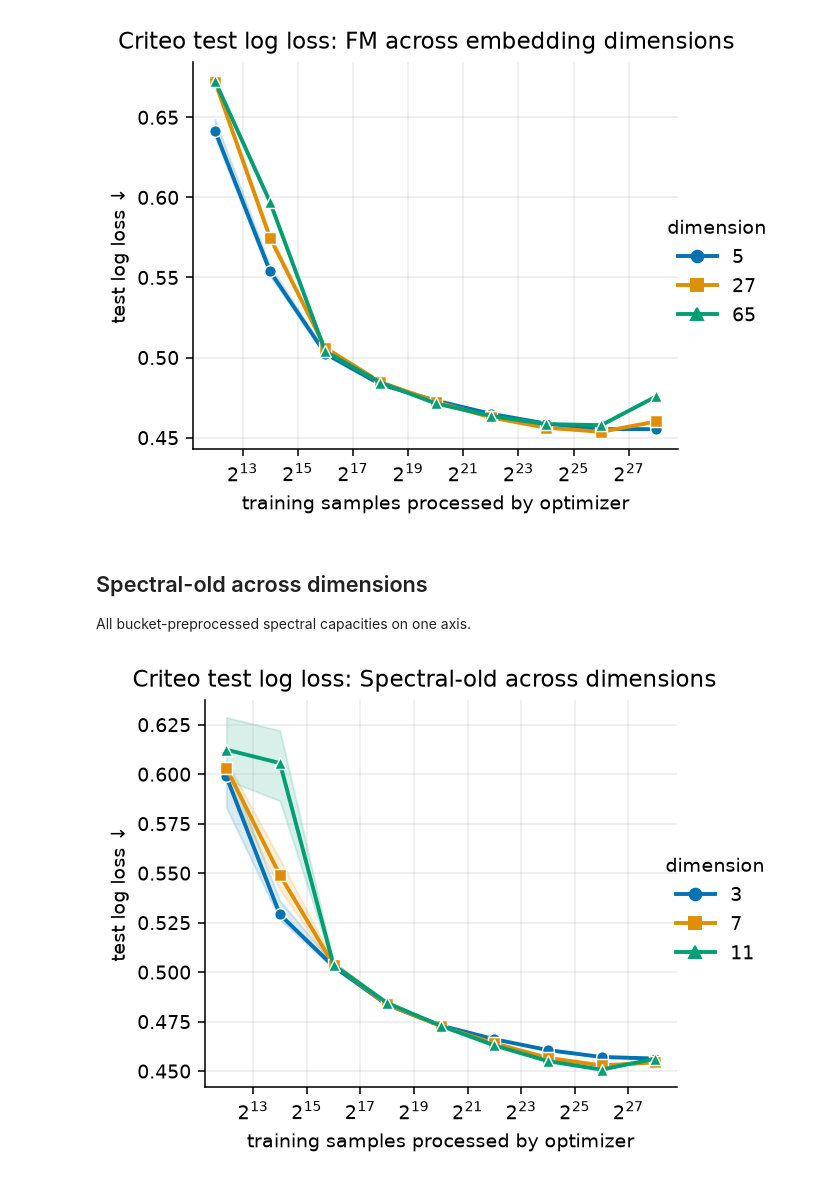
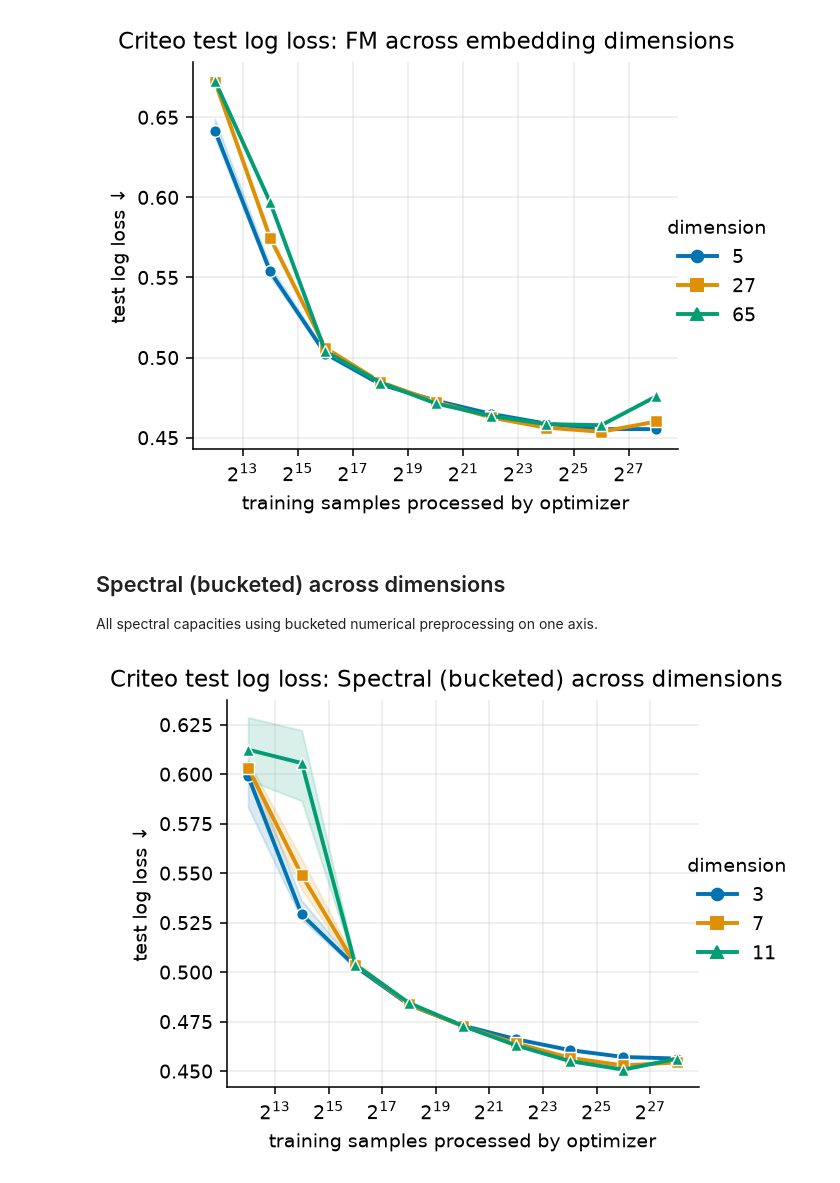
Before and after one commit to alexshtf/spectral_neuron_paper, a Jupyter notebook: notebooks/criteo_scaling.ipynb, the cells around one changed output. Saved outputs shown, nothing was run; the diff lists cells and outputs as text; code cells hidden in the pictures.

```diff
--- a/notebooks/criteo_scaling.ipynb
+++ b/notebooks/criteo_scaling.ipynb
@@ -125,15 +125,15 @@ plot_criteo_fm_dimensions(selected, metric=metric);
 # %% [output]
 [figure]
 # %% [markdown]
-## Spectral-old across dimensions
+## Spectral (bucketed) across dimensions
 
-All bucket-preprocessed spectral capacities on one axis.
+All spectral capacities using bucketed numerical preprocessing on one axis.
 # %%
 plot_criteo_spectral_dimensions(
-    selected, "spectral-old", metric=metric
+    selected, "spectral-bucketed", metric=metric
 );
 # %% [output]
-[figure, old version]
+[figure, new version]
 # %% [markdown]
 ## Reading the comparison
 
```
Also changed, not shown: parts of 10 cells of this notebook, 7 other files.
